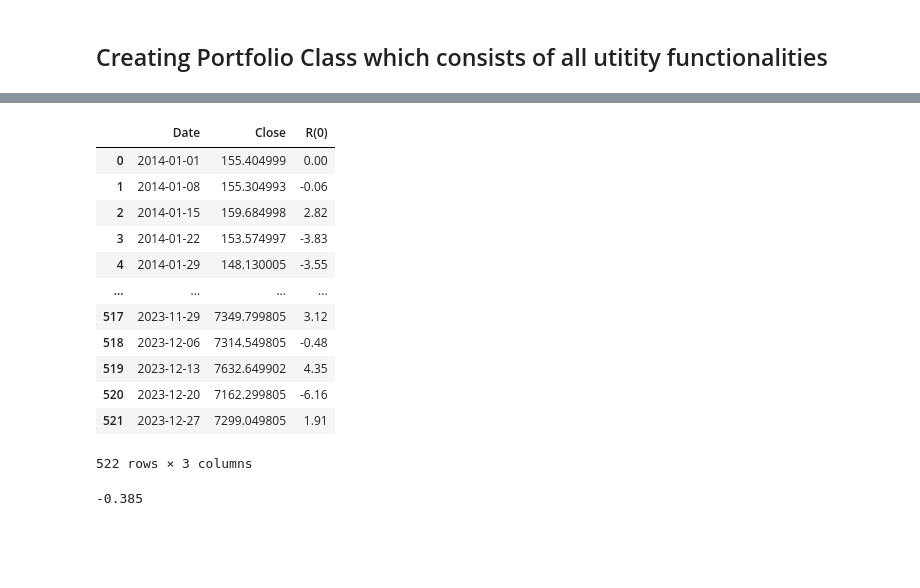
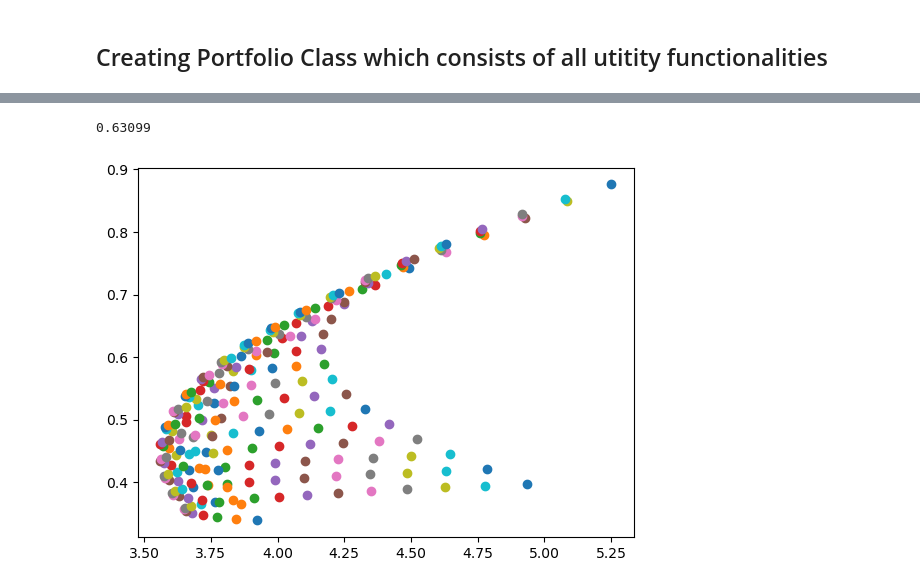
Before and after one commit to sainathdora/Modern-Portfolio-Theory, a Jupyter notebook: Official/MBT.ipynb, the cells around one changed output, grey strips where cells are left out. Drawn from its saved outputs; the diff is of its cells as text; code cells hidden in the pictures; blank space fills up the shorter version.

```diff
--- a/Official/MBT.ipynb
+++ b/Official/MBT.ipynb
@@ -81,25 +81,32 @@ class Portfolio:
         weight_options = range(0, 101, 5)
         combinations = [combo for combo in itertools.product(weight_options, repeat=len(self.stocks)) if sum(combo) == 100]
         return combinations
-    def getPortReturn(self, weights):
+
+
+
+    def getPortReturn(self, *weights):
         avg = []
         for i in self.stocks:
             avg.append(self.stocks[i].iloc[:, -1].mean())
         avg = np.array(avg)
-        weights = np.array(weights)
+        weights = np.array(weights)[0]
         return np.dot(avg, weights/100).round(5)
+
+
+
 
     def getPortStd(self, *weights):
         stocks_returns = []
         for i in self.stocks:
             stocks_returns.append(self.stocks[i].iloc[:, -1])
-        stocks_returns = np.array(stocks_returns).T
-        df = pd.DataFrame(stocks_returns)
+        stocks_returns = np.array(stocks_returns)
+        df = pd.DataFrame(stocks_returns.T)
         l = []
+        weights = np.array(weights)[0]
         for i in df.index:
-            l.append(np.dot(df.iloc[i, :],np.array(weights)))
+            l.append(np.dot(df.iloc[i, :],np.array(weights)/100))
         df['Portfolio(R)'] = l
-        return df
+        return df.iloc[:, -1].std()
 
 # reliance = pd.read_csv("RELIANCE-Copy1.csv")
 # adani = pd.read_csv("ADANIENT-Copy1.csv")
@@ -108,4 +115,4 @@ class Portfolio:
 # reliance['R(R)'] = R(reliance.iloc[:, -1])
 # adani['R(A)'] = R(adani.iloc[:, -1])
 # p1 = Portfolio(reliance, adani)
-# p1.getPortStd(0.5, 0.5)
+# p1.getPortStd(50, 50)
@@ -137,20 +125,10 @@ s
-# %%
-stocks[0]
-# %% [output]
-|  | Date | Close | R(0) |
-| 0 | 2014-01-01 | 155.404999 | 0.00 |
-| 1 | 2014-01-08 | 155.304993 | -0.06 |
-| 2 | 2014-01-15 | 159.684998 | 2.82 |
-| 3 | 2014-01-22 | 153.574997 | -3.83 |
-| 4 | 2014-01-29 | 148.130005 | -3.55 |
-| ... | ... | ... | ... |
-| 517 | 2023-11-29 | 7349.799805 | 3.12 |
-| 518 | 2023-12-06 | 7314.549805 | -0.48 |
-| 519 | 2023-12-13 | 7632.649902 | 4.35 |
-| 520 | 2023-12-20 | 7162.299805 | -6.16 |
-| 521 | 2023-12-27 | 7299.049805 | 1.91 |
-522 rows × 3 columns
-# %%
-np.dot(np.array([0.51, -1.28]), np.array([0.5, 0.5]))
-# %% [output]
--0.385
+# %%
+port1.getPortReturn((50, 40, 10))
+# %% [output]
+0.63099
+# %%
+for i in port1.getAllWeights():
+    plt.scatter(port1.getPortStd(i), port1.getPortReturn(i))
+plt.show()
+# %% [output]
+[figure, added]
```
Also changed, not shown: parts of 2 cells of this notebook.
